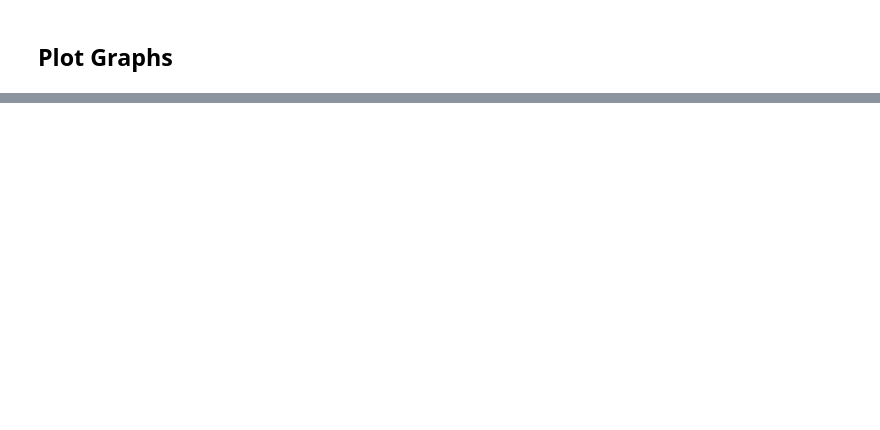
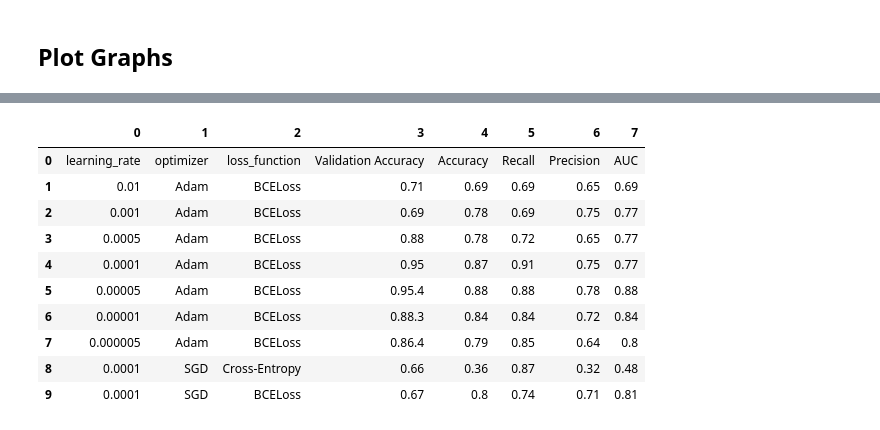
Before and after one commit to jorjepadre/DeepFake, a Jupyter notebook: main.ipynb, the cells around one changed output, grey strips where cells are left out. Saved outputs shown, nothing was run; the diff lists cells and outputs as text; code cells hidden in the pictures; blank space fills up the shorter version.

```diff
--- a/main.ipynb
+++ b/main.ipynb
@@ -246,0 +347,15 @@ plot_acc()
+# %%
+df = pd.read_csv("./params.csv", sep ="\t", header=None)
+display(df)
+# %% [output]
+|  | 0 | 1 | 2 | 3 | 4 | 5 | 6 | 7 |
+| 0 | learning_rate | optimizer | loss_function | Validation Accuracy | Accuracy | Recall | Precision | AUC |
+| 1 | 0.01 | Adam | BCELoss | 0.71 | 0.69 | 0.69 | 0.65 | 0.69 |
+| 2 | 0.001 | Adam | BCELoss | 0.69 | 0.78 | 0.69 | 0.75 | 0.77 |
+| 3 | 0.0005 | Adam | BCELoss | 0.88 | 0.78 | 0.72 | 0.65 | 0.77 |
+| 4 | 0.0001 | Adam | BCELoss | 0.95 | 0.87 | 0.91 | 0.75 | 0.77 |
+| 5 | 0.00005 | Adam | BCELoss | 0.95.4 | 0.88 | 0.88 | 0.78 | 0.88 |
+| 6 | 0.00001 | Adam | BCELoss | 0.88.3 | 0.84 | 0.84 | 0.72 | 0.84 |
+| 7 | 0.000005 | Adam | BCELoss | 0.86.4 | 0.79 | 0.85 | 0.64 | 0.8 |
+| 8 | 0.0001 | SGD | Cross-Entropy | 0.66 | 0.36 | 0.87 | 0.32 | 0.48 |
+| 9 | 0.0001 | SGD | BCELoss | 0.67 | 0.8 | 0.74 | 0.71 | 0.81 |
```
Also changed, not shown: parts of 17 cells of this notebook, 3 other files.
